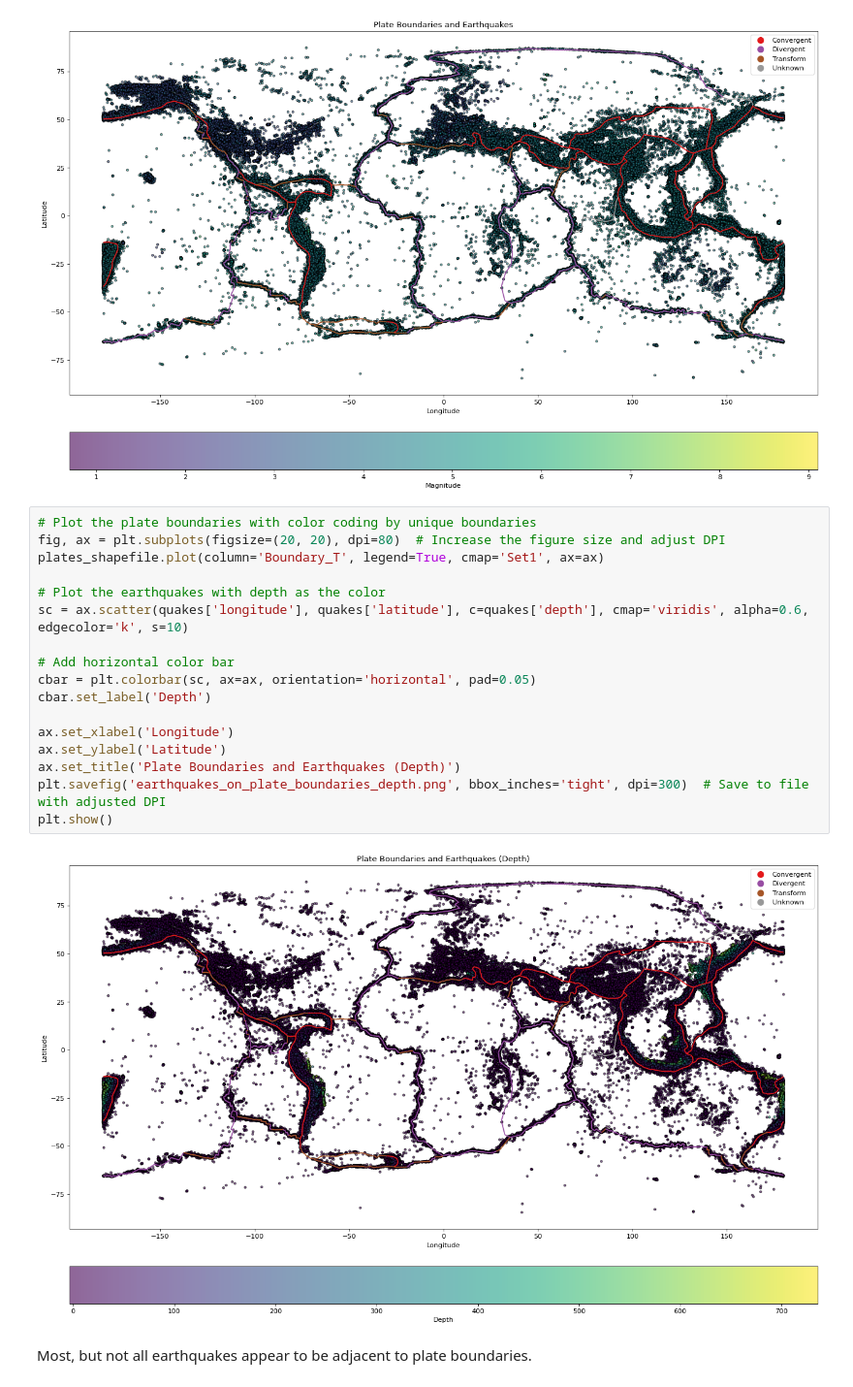
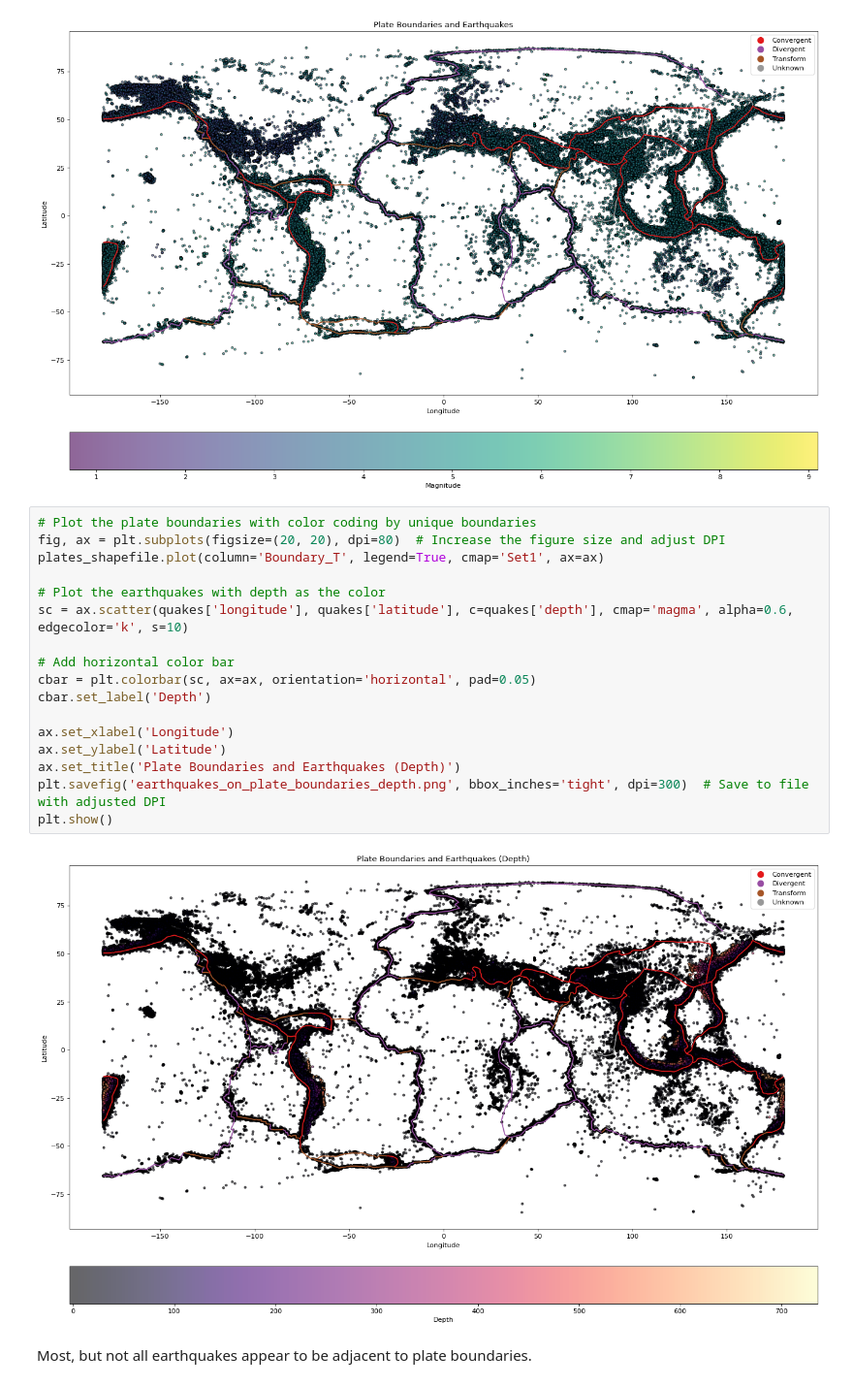
Before and after one commit to drpafowler/eq, a Jupyter notebook: initial_eda.ipynb, the cells around one changed output. Shown at 97% size. Saved outputs shown, nothing was run; the diff lists cells and outputs as text.

```diff
--- a/initial_eda.ipynb
+++ b/initial_eda.ipynb
@@ -160,22 +151,22 @@ plt.show()
 # %%
 # Plot the plate boundaries with color coding by unique boundaries
 fig, ax = plt.subplots(figsize=(20, 20), dpi=80)  # Increase the figure size and adjust DPI
 plates_shapefile.plot(column='Boundary_T', legend=True, cmap='Set1', ax=ax)
 
 # Plot the earthquakes with depth as the color
-sc = ax.scatter(quakes['longitude'], quakes['latitude'], c=quakes['depth'], cmap='viridis', alpha=0.6, edgecolor='k', s=10)
+sc = ax.scatter(quakes['longitude'], quakes['latitude'], c=quakes['depth'], cmap='magma', alpha=0.6, edgecolor='k', s=10)
 
 # Add horizontal color bar
 cbar = plt.colorbar(sc, ax=ax, orientation='horizontal', pad=0.05)
 cbar.set_label('Depth')
 
 ax.set_xlabel('Longitude')
 ax.set_ylabel('Latitude')
 ax.set_title('Plate Boundaries and Earthquakes (Depth)')
 plt.savefig('earthquakes_on_plate_boundaries_depth.png', bbox_inches='tight', dpi=300)  # Save to file with adjusted DPI
 plt.show()
 # %% [output]
-[figure, old version]
+[figure, new version]
 # %% [markdown]
 Most, but not all earthquakes appear to be adjacent to plate boundaries.
 # %% [markdown]
```
Also changed, not shown: parts of 2 cells of this notebook, 2 other files.
